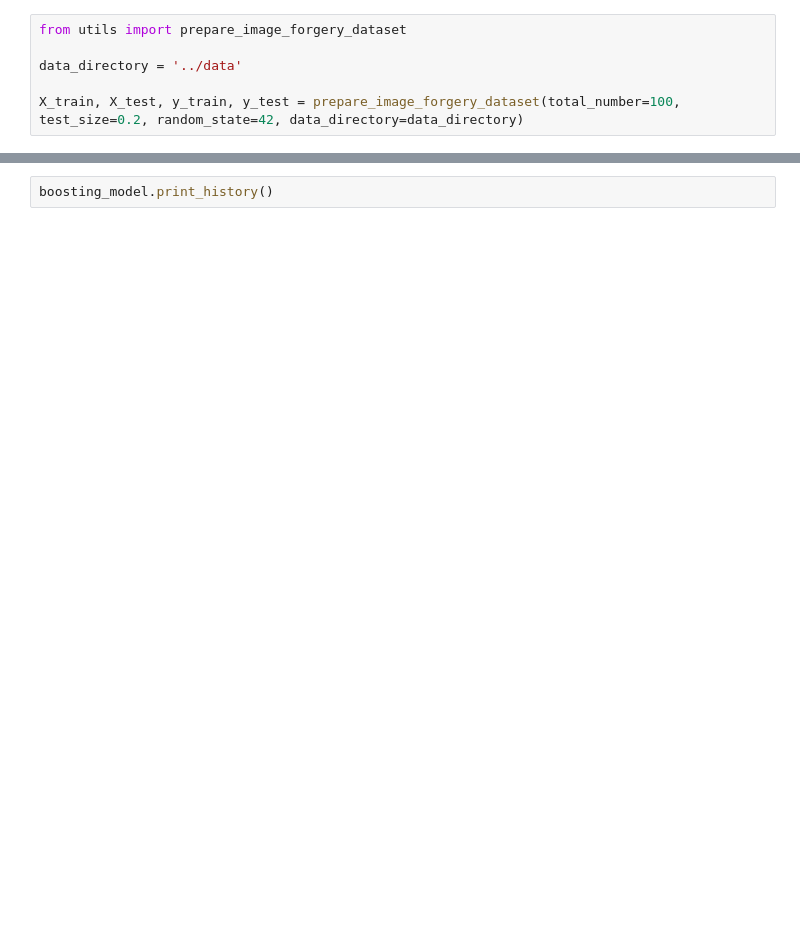
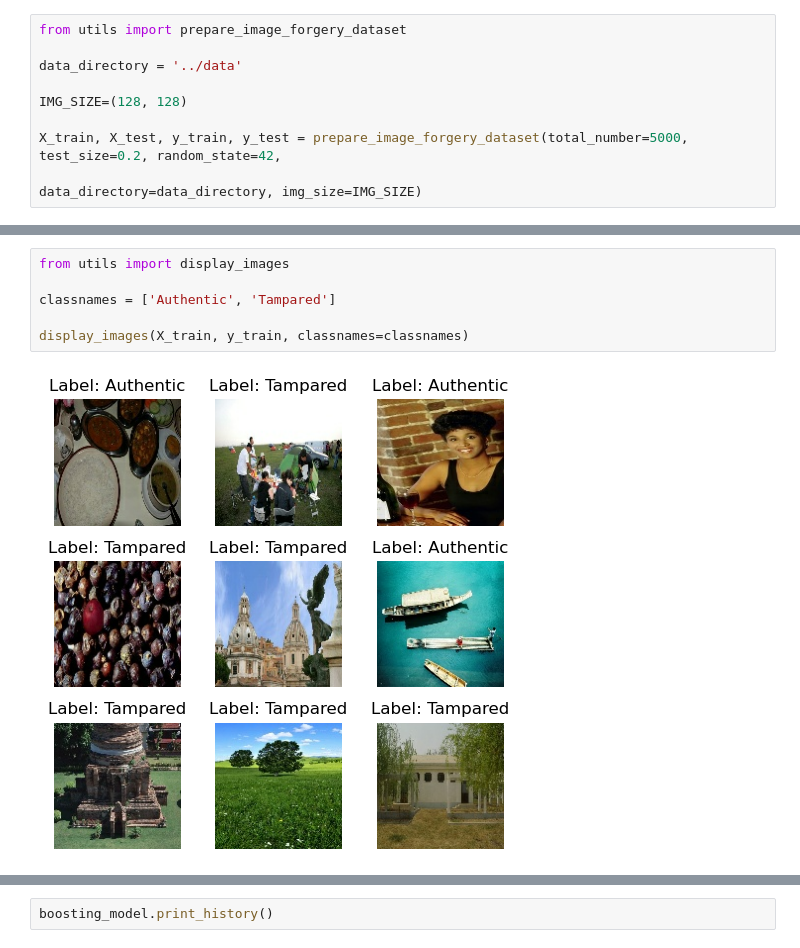
Before and after one commit to nose-cs/image-forgery-detection, a Jupyter notebook: notebooks/boosting.ipynb, the cells around one changed output, grey strips where cells are left out. Cells and saved outputs as stored; diff of their text form; blank space fills up the shorter version.

```diff
--- a/notebooks/boosting.ipynb
+++ b/notebooks/boosting.ipynb
@@ -3,4 +3,7 @@ from utils import prepare_image_forgery_dataset
 
 data_directory = '../data'
 
-X_train, X_test, y_train, y_test = prepare_image_forgery_dataset(total_number=100, test_size=0.2, random_state=42, data_directory=data_directory)
+IMG_SIZE=(128, 128)
+
+X_train, X_test, y_train, y_test = prepare_image_forgery_dataset(total_number=5000, test_size=0.2, random_state=42,
+                                                                 data_directory=data_directory, img_size=IMG_SIZE)
@@ -7,3 +17,11 @@ X_train, X_test, y_train, y_test = prepare_image_forgery_dataset(total_number=10
+# %%
+from utils import display_images
+
+classnames = ['Authentic', 'Tampared']
+
+display_images(X_train, y_train, classnames=classnames)
+# %% [output]
+[figure, added]
 # %%
 from sklearn.metrics import accuracy_score
 from models.cnn import CNNImageForgeryDetector
```
Also changed, not shown: parts of 5 cells of this notebook, 5 other files.
